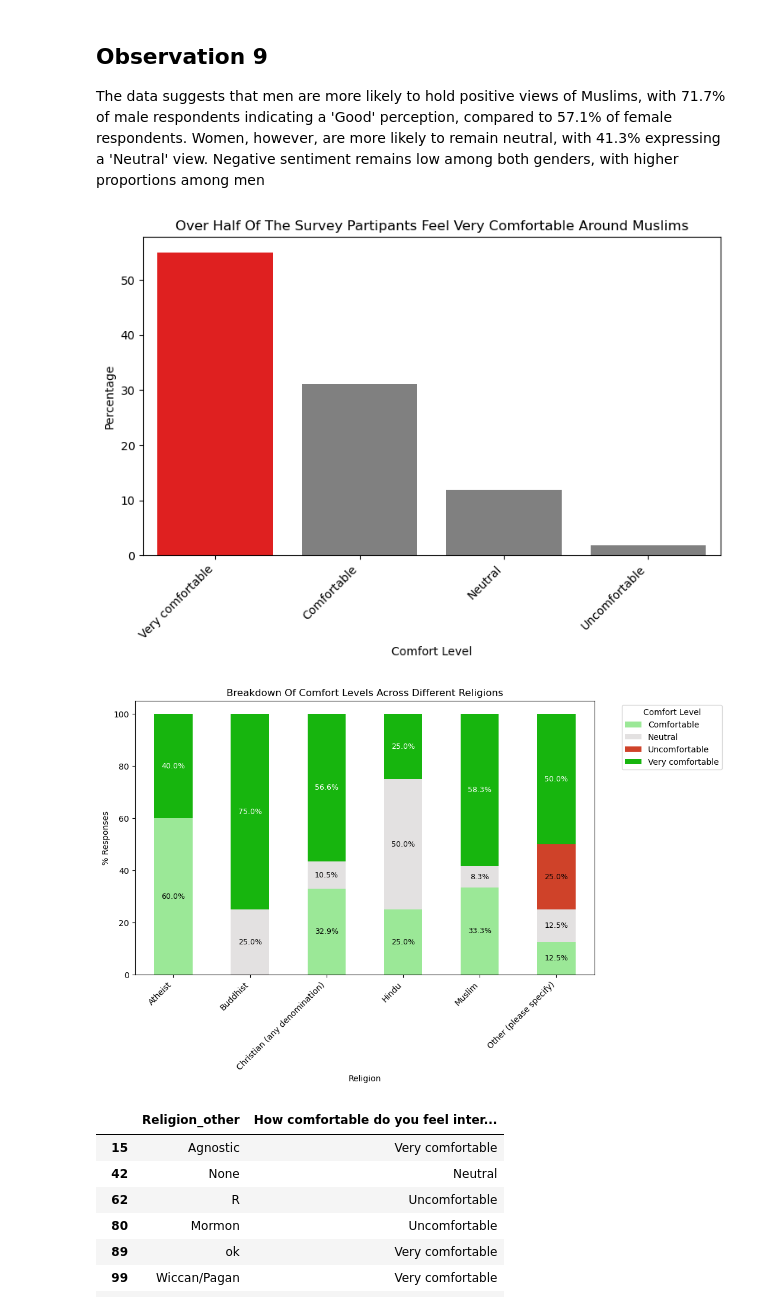
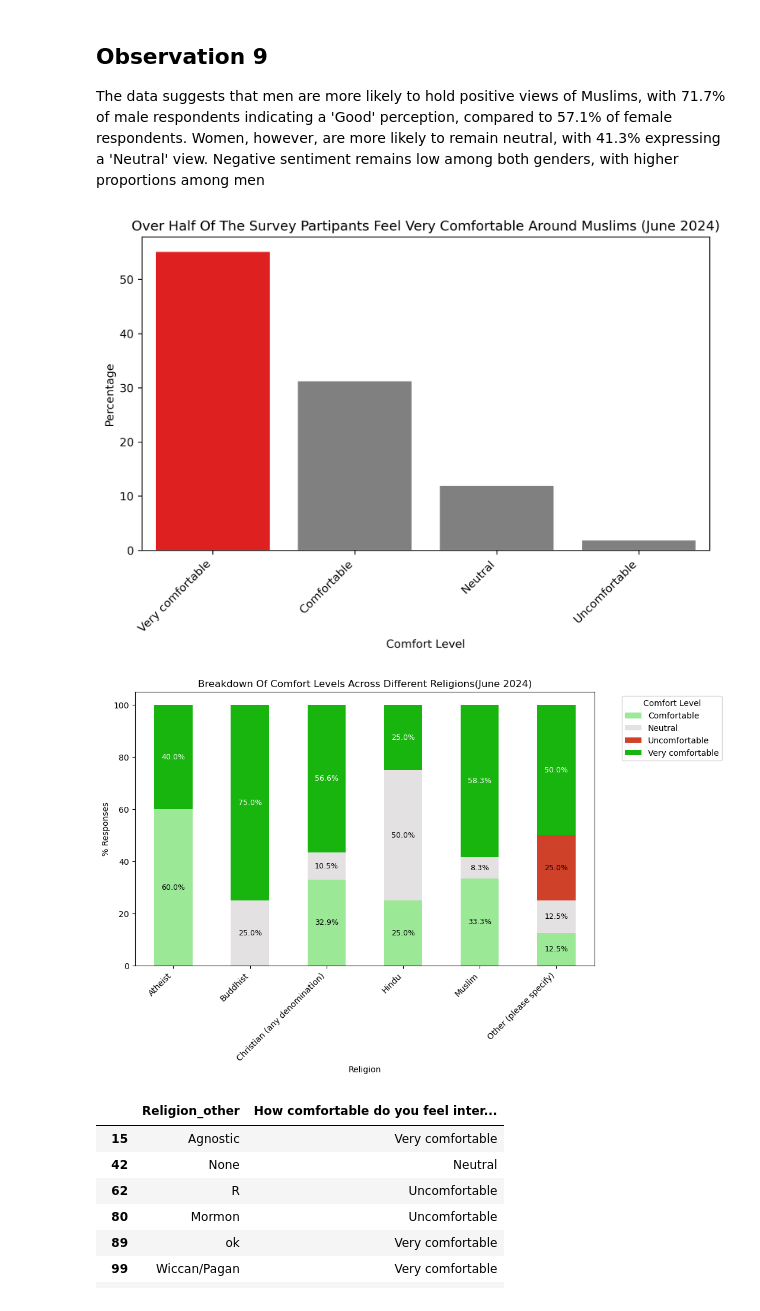
Before and after one commit to manelmahroug/Muslim-Brand-Sentiment, a Jupyter notebook: Brand_sentiment_001_June2024.ipynb, the cells around one changed output. Drawn from its saved outputs; the diff is of its cells as text; code cells hidden in the pictures.

Commit message:
added comfort levels

```diff
--- a/Brand_sentiment_001_June2024.ipynb
+++ b/Brand_sentiment_001_June2024.ipynb
@@ -118,7 +118,7 @@ def plot_percentages(df, column_name, x_label, title):
     colors = ['grey' if i != max_index else 'red' for i in range(len(counts_df))]
 
 
-    plt.figure(figsize=(9, 5), dpi=100)
+    plt.figure(figsize=(9, 5), dpi=300)
     sns.barplot(x='Category', y='Percentage', data=counts_df, palette=colors)
 
 
@@ -527,9 +567,10 @@ plot_stacked_bar_chart(
 The data suggests that men are more likely to hold positive views of Muslims, with 71.7% of male respondents indicating a 'Good' perception, compared to 57.1% of female respondents. Women, however, are more likely to remain neutral, with 41.3% expressing a 'Neutral' view. Negative sentiment remains low among both genders, with higher proportions among men
 # %%
 plot_percentages(survey, 'How comfortable do you feel interacting with Muslims in your community?', \
-                 'Comfort Level', 'Over Half Of The Survey Partipants Feel Very Comfortable Around Muslims')
+                 'Comfort Level', \
+                 'Over Half Of The Survey Partipants Feel Very Comfortable Around Muslims (June 2024)')
 # %% [output]
-[figure, old version]
+[figure, new version]
 # %%
 def plot_bar (df, category_col, comfort_level, title, xlabel, ylabel):
     grouped = df.groupby([category_col, comfort_level]).size().reset_index(name='count')
@@ -579,12 +620,12 @@ plot_bar(
     df= survey,
     category_col= 'What religious affiliation are you?',
     comfort_level = 'How comfortable do you feel interacting with Muslims in your community?',
-    title='Breakdown Of Comfort Levels Across Different Religions',
+    title='Breakdown Of Comfort Levels Across Different Religions(June 2024)',
     xlabel='Religion',
     ylabel='% Responses',
 )
 # %% [output]
-[figure, old version]
+[figure, new version]
 # %%
 survey[survey['What religious affiliation are you?']=='Other (please specify)'][['Religion_other','How comfortable do you feel interacting with Muslims in your community?']]
 # %% [output]
```
Also changed, not shown: parts of 18 cells of this notebook, 3 other files.
